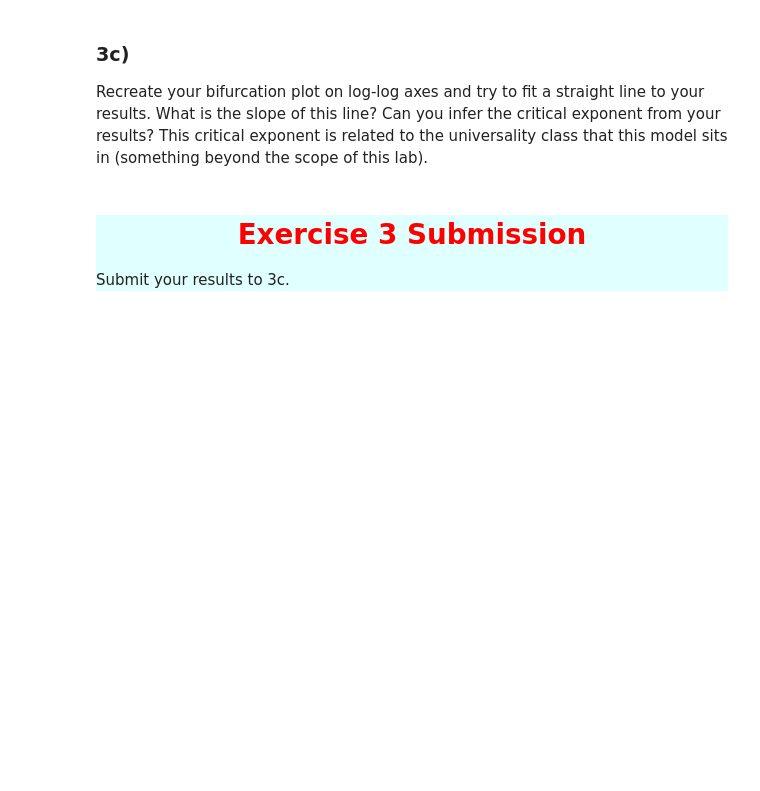
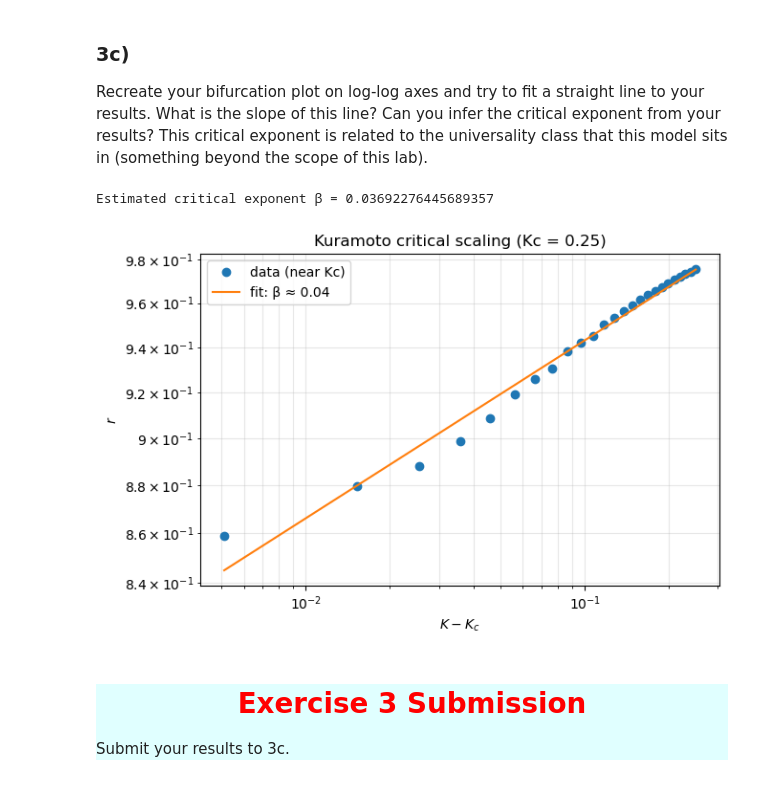
Before and after one commit to maxxokk/Labs, a Jupyter notebook: Lab 3 Questions PHYS3888.ipynb, the cells around one changed output. Drawn from its saved outputs; the diff is of its cells as text; code cells hidden in the pictures; blank space fills up the shorter version.

```diff
--- a/Lab 3 Questions PHYS3888.ipynb
+++ b/Lab 3 Questions PHYS3888.ipynb
@@ -341,6 +341,37 @@ Phase transitions are associated with 'critical exponents' which describe how th
 # %% [markdown]
 ### 3c)
 Recreate your bifurcation plot on log-log axes and try to fit a straight line to your results.  What is the slope of this line?  Can you infer the critical exponent from your results?  This critical exponent is related to the universality class that this model sits in (something beyond the scope of this lab).
+# %%
+import numpy as np
+
+K_c = 0.25   # example guess
+r_vals = np.array(r_vals)
+
+mask = K_vals > K_c
+x = np.log(K_vals[mask] - K_c)
+y = np.log(r_vals[mask])
+
+slope, intercept = np.polyfit(x, y, 1)
+print("Estimated critical exponent β =", slope)
+
+xx = np.linspace(x.min(), x.max(), 200)
+yy = slope * xx + intercept
+
+plt.figure(figsize=(7,4.5))
+plt.plot(np.exp(x), np.exp(y), 'o', label="data (near Kc)")
+plt.plot(np.exp(xx), np.exp(yy), '-', label=fr"fit: β ≈ {slope:.2f}")
+
+plt.xscale("log")
+plt.yscale("log")
+plt.xlabel(r"$K - K_c$")
+plt.ylabel(r"$r$")
+plt.title(fr"Kuramoto critical scaling (Kc = {K_c})")
+plt.legend()
+plt.grid(True, which="both", alpha=0.3)
+plt.show()
+# %% [output]
+Estimated critical exponent β = 0.03692276445689357
+[figure, added]
 # %% [markdown]
 <div style="background-color:lightcyan;">
 <span style="color:red"><center> <h1> Exercise 3 Submission</h1></center></span>
```
Also changed, not shown: parts of 4 cells of this notebook.
